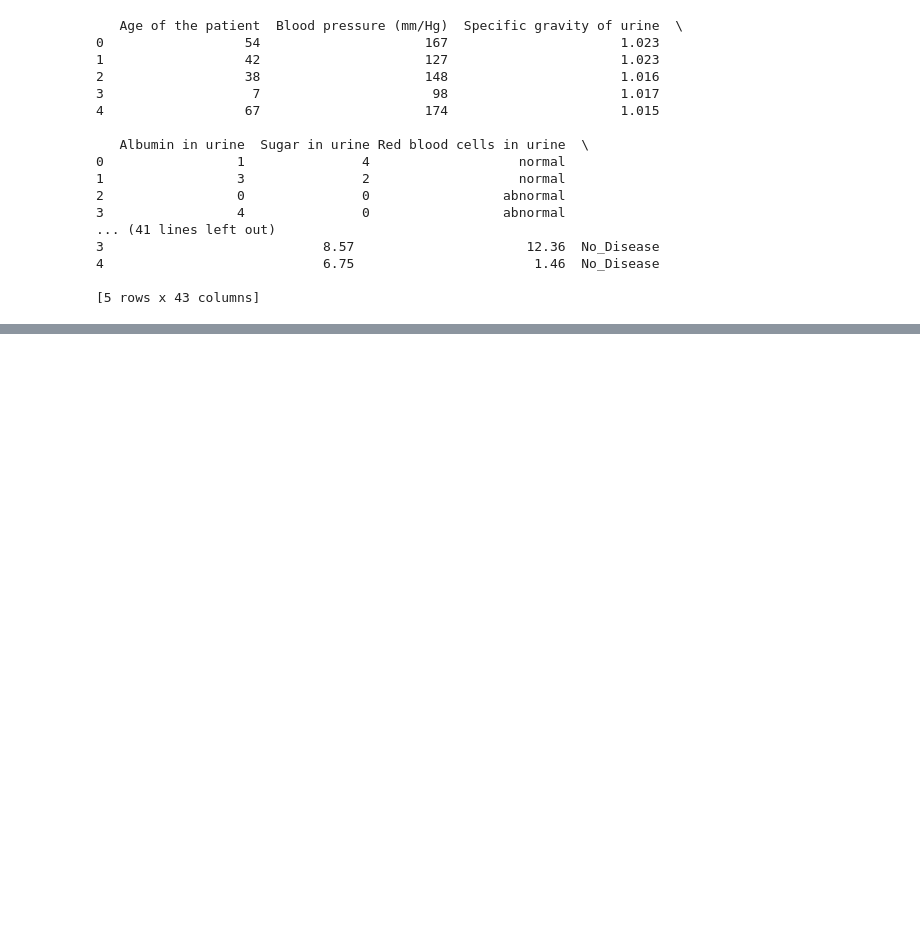
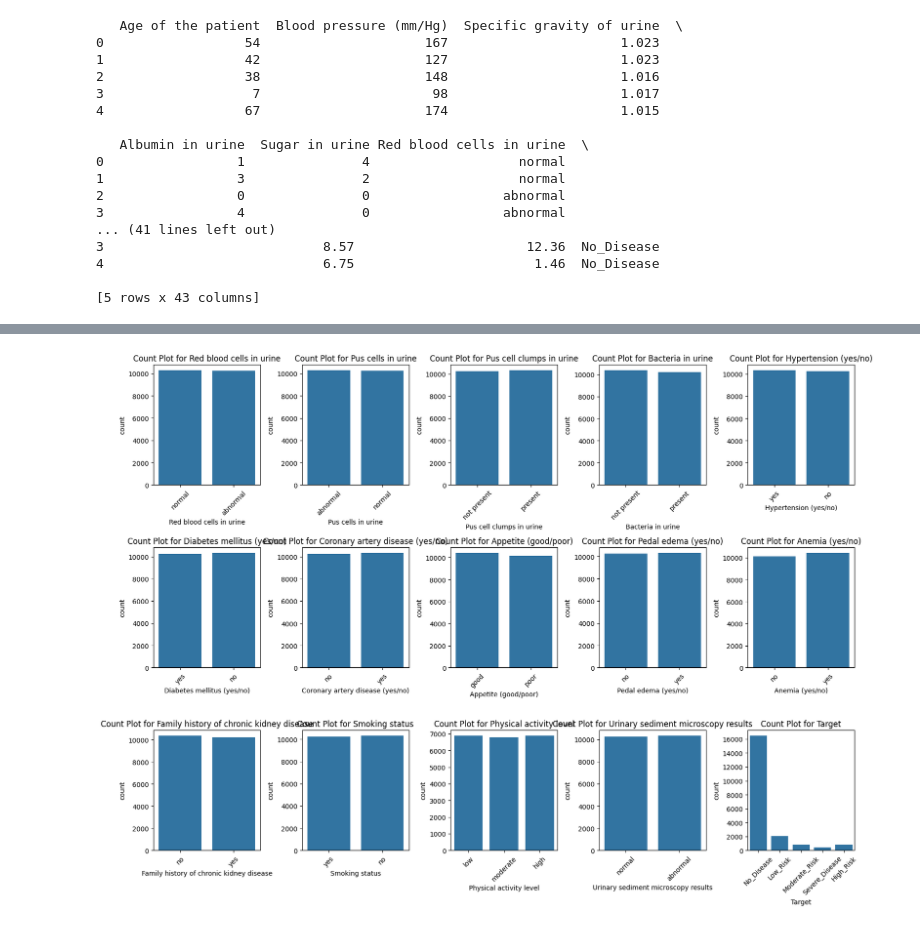
Before and after one commit to raniahadhri/chronic-kidney-disease, a Jupyter notebook: Notebooks/Notebooks.ipynb, the cells around one changed output, grey strips where cells are left out. Cells and saved outputs as stored; diff of their text form; code cells hidden in the pictures; blank space fills up the shorter version.

```diff
--- a/Notebooks/Notebooks.ipynb
+++ b/Notebooks/Notebooks.ipynb
@@ -41,0 +156,13 @@ print(df.head())
+# %%
+plt.figure(figsize=(16, 4 * ((len(cat_cols) + 3) // 5)))  # Adjust height based on number of rows
+
+for i, col in enumerate(cat_cols):
+    plt.subplot((len(cat_cols) + 3) // 5, 5, i + 1)  # rows, cols, plot index
+    sns.countplot(x=col, data=df)
+    plt.title(f"Count Plot for {col}")
+    plt.xticks(rotation=45)
+
+plt.tight_layout()
+plt.show()
+# %% [output]
+[figure, added]
```
Also changed, not shown: parts of 36 cells of this notebook, 9 other files.
